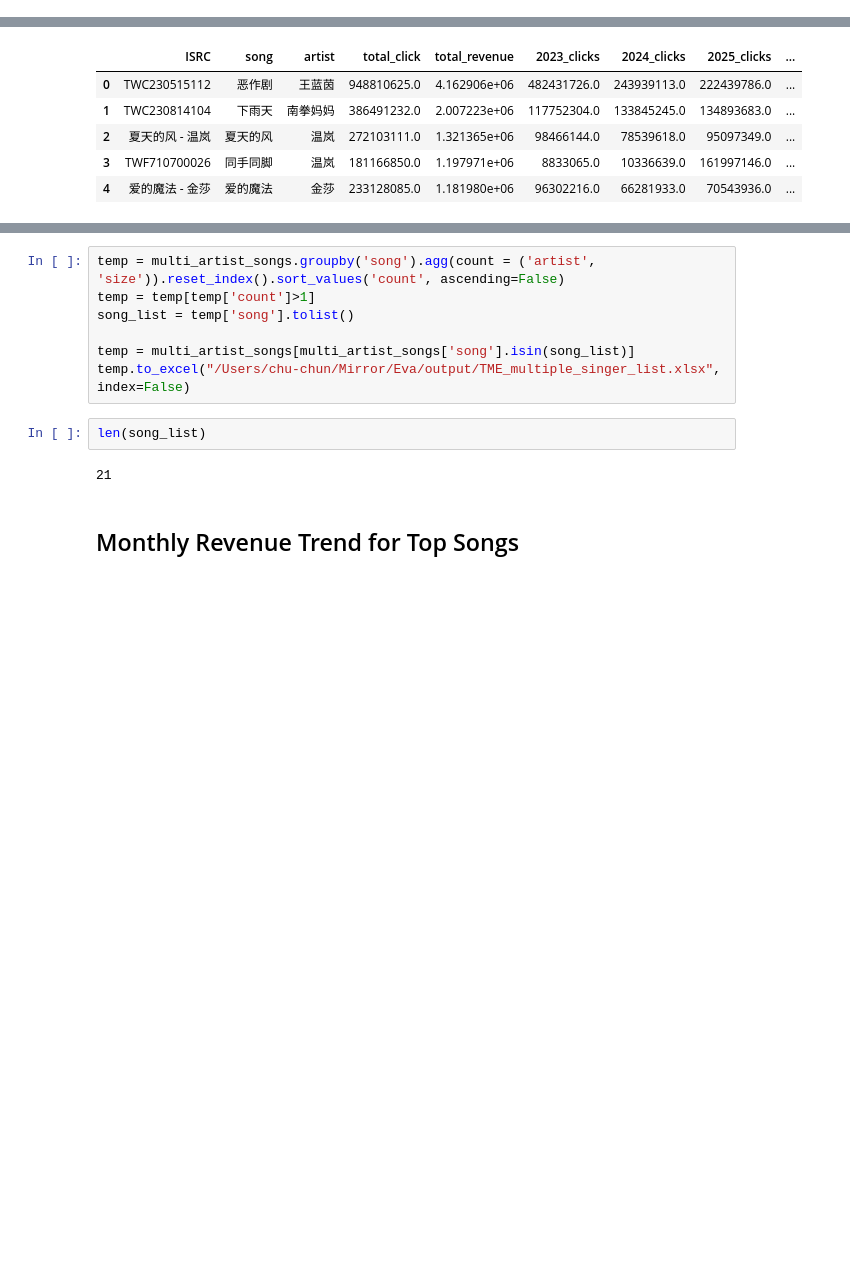
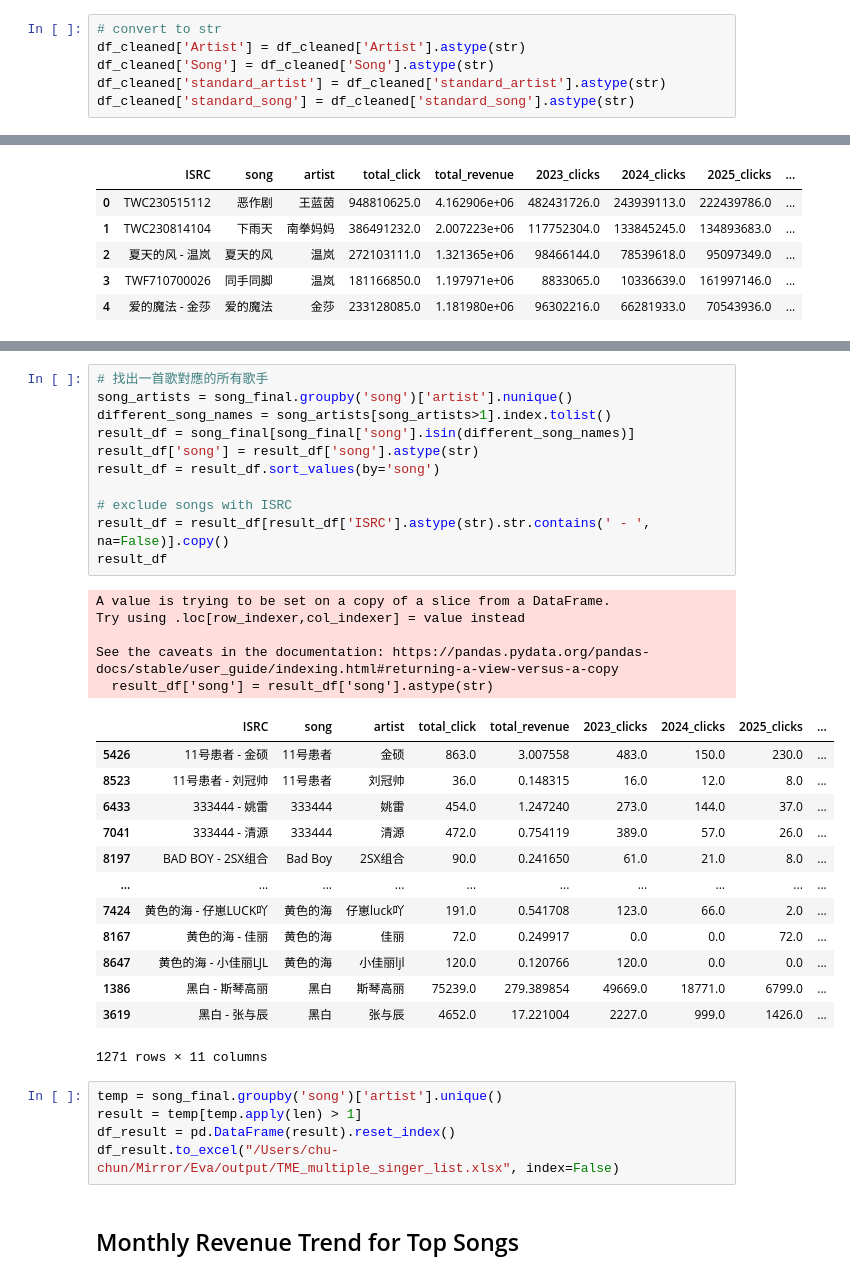
Before and after one commit to judyy19/Music-Analysis, a Jupyter notebook: analysis/TME_music.ipynb, the cells around one changed output, grey strips where cells are left out. Saved outputs shown, nothing was run; the diff lists cells and outputs as text; blank space fills up the shorter version.

Commit message:
fix 5566 and generate report for multiple single

```diff
--- a/analysis/TME_music.ipynb
+++ b/analysis/TME_music.ipynb
@@ -61,3 +61,9 @@ df_cleaned.head()
 | 2216696 | 2023-01 | KugouKaraoke | 苏打水 | 苏打水 - 汪家羽 | 汪家羽 | 黎明并不远 | NaN | 0.0 | 0.0 | K歌收入明细_非凡成果（北京）文化传媒有限公司_202301_0.... | ... |
 | 2216697 | 2023-01 | KugouKaraoke | 漩涡 | 漩涡 - 汪家羽 | 汪家羽 | 黎明并不远 | NaN | 0.0 | 0.0 | K歌收入明细_非凡成果（北京）文化传媒有限公司_202301_0.... | ... |
 | 2216698 | 2023-01 | KugouKaraoke | 满天星 | 满天星 - 孙奇 | 孙奇 | 满天星 | NaN | 0.0 | 0.0 | K歌收入明细_非凡成果（北京）文化传媒有限公司_202301_0.... | ... |
+# %%
+# convert to str
+df_cleaned['Artist'] = df_cleaned['Artist'].astype(str)
+df_cleaned['Song'] = df_cleaned['Song'].astype(str)
+df_cleaned['standard_artist'] = df_cleaned['standard_artist'].astype(str)
+df_cleaned['standard_song'] = df_cleaned['standard_song'].astype(str)
@@ -223,14 +255,38 @@ multi_artist_songs.to_excel("/Users/chu-chun/Mirror/Eva/output/TME_multiple_sing
+# %%
+# 找出一首歌對應的所有歌手
+song_artists = song_final.groupby('song')['artist'].nunique()
+different_song_names = song_artists[song_artists>1].index.tolist()
+result_df = song_final[song_final['song'].isin(different_song_names)]
+result_df['song'] = result_df['song'].astype(str)
+result_df = result_df.sort_values(by='song')
+
+# exclude songs with ISRC
+result_df = result_df[result_df['ISRC'].astype(str).str.contains(' - ', na=False)].copy()
+result_df
+# %% [output]
+A value is trying to be set on a copy of a slice from a DataFrame.
+Try using .loc[row_indexer,col_indexer] = value instead
+
+See the caveats in the documentation: https://pandas.pydata.org/pandas-docs/stable/user_guide/indexing.html#returning-a-view-versus-a-copy
+  result_df['song'] = result_df['song'].astype(str)
+|  | ISRC | song | artist | total_click | total_revenue | 2023_clicks | 2024_clicks | 2025_clicks | ... |
+| 5426 | 11号患者 - 金硕 | 11号患者 | 金硕 | 863.0 | 3.007558 | 483.0 | 150.0 | 230.0 | ... |
+| 8523 | 11号患者 - 刘冠帅 | 11号患者 | 刘冠帅 | 36.0 | 0.148315 | 16.0 | 12.0 | 8.0 | ... |
+| 6433 | 333444 - 姚雷 | 333444 | 姚雷 | 454.0 | 1.247240 | 273.0 | 144.0 | 37.0 | ... |
+| 7041 | 333444 - 清源 | 333444 | 清源 | 472.0 | 0.754119 | 389.0 | 57.0 | 26.0 | ... |
+| 8197 | BAD BOY - 2SX组合 | Bad Boy | 2SX组合 | 90.0 | 0.241650 | 61.0 | 21.0 | 8.0 | ... |
+| ... | ... | ... | ... | ... | ... | ... | ... | ... | ... |
+| 7424 | 黄色的海 - 仔崽LUCK吖 | 黄色的海 | 仔崽luck吖 | 191.0 | 0.541708 | 123.0 | 66.0 | 2.0 | ... |
+| 8167 | 黄色的海 - 佳丽 | 黄色的海 | 佳丽 | 72.0 | 0.249917 | 0.0 | 0.0 | 72.0 | ... |
+| 8647 | 黄色的海 - 小佳丽LJL | 黄色的海 | 小佳丽ljl | 120.0 | 0.120766 | 120.0 | 0.0 | 0.0 | ... |
+| 1386 | 黑白 - 斯琴高丽 | 黑白 | 斯琴高丽 | 75239.0 | 279.389854 | 49669.0 | 18771.0 | 6799.0 | ... |
+| 3619 | 黑白 - 张与辰 | 黑白 | 张与辰 | 4652.0 | 17.221004 | 2227.0 | 999.0 | 1426.0 | ... |
+1271 rows × 11 columns
 # %%
-temp = multi_artist_songs.groupby('song').agg(count = ('artist', 'size')).reset_index().sort_values('count', ascending=False)
-temp = temp[temp['count']>1]
-song_list = temp['song'].tolist()
-
-temp = multi_artist_songs[multi_artist_songs['song'].isin(song_list)]
-temp.to_excel("/Users/chu-chun/Mirror/Eva/output/TME_multiple_singer_list.xlsx", index=False)
+temp = song_final.groupby('song')['artist'].unique()
+result = temp[temp.apply(len) > 1]
+df_result = pd.DataFrame(result).reset_index()
+df_result.to_excel("/Users/chu-chun/Mirror/Eva/output/TME_multiple_singer_list.xlsx", index=False)
-# %%
-len(song_list)
-# %% [output]
-21
 # %% [markdown]
 ## Monthly Revenue Trend for Top Songs
 # %%
```
Also changed, not shown: parts of 5 cells of this notebook, 1 other file.
